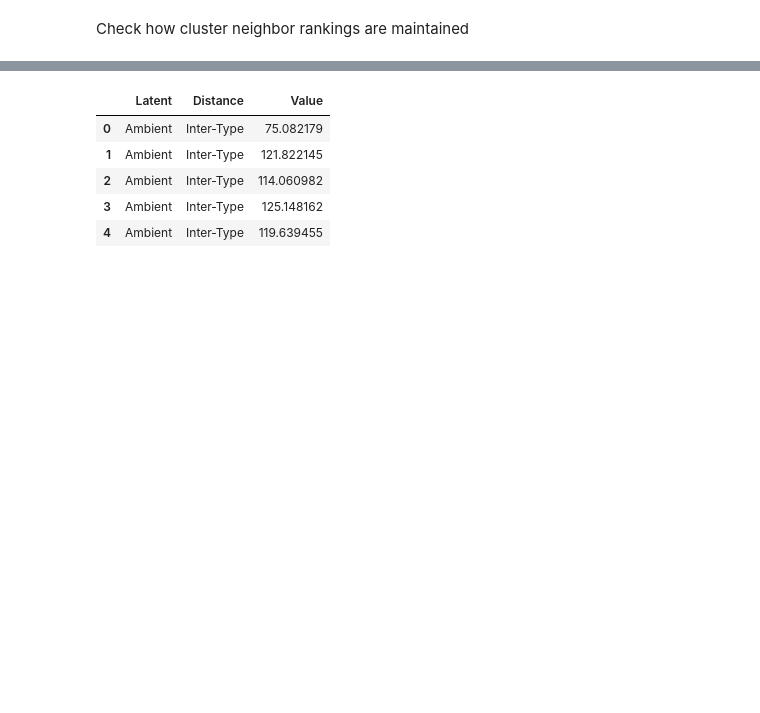
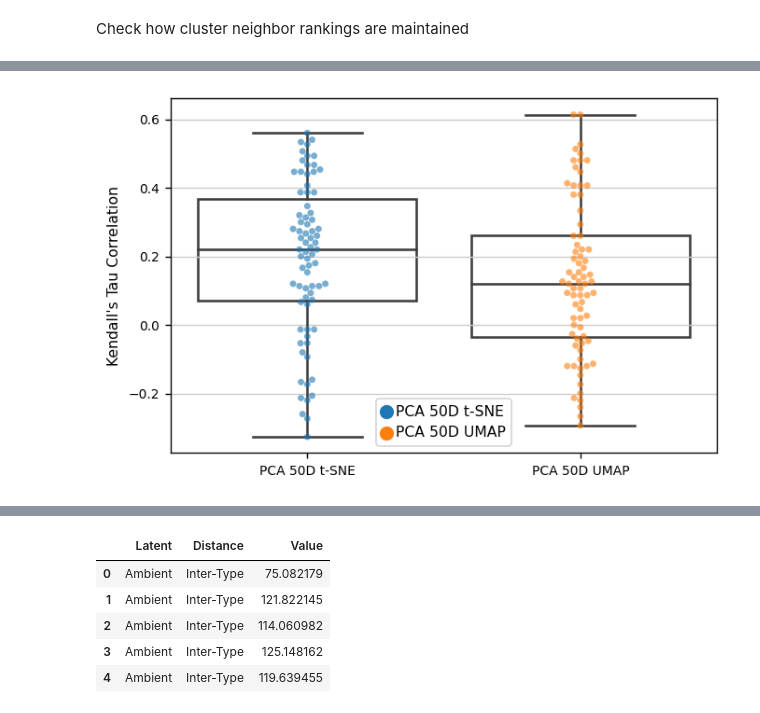
Before and after one commit to pachterlab/CBP_2021, a Jupyter notebook: notebooks/allInterIntraDistortions.ipynb, the cells around one changed output, grey strips where cells are left out. Cells and saved outputs as stored; diff of their text form; code cells hidden in the pictures; blank space fills up the shorter version.

```diff
--- a/notebooks/allInterIntraDistortions.ipynb
+++ b/notebooks/allInterIntraDistortions.ipynb
@@ -622,0 +714,8 @@ plotNeigh(allNeigh)
+# %%
+inds = [[1,2,3],[7,8,9],[13,14,15]]
+
+dfs = []
+for d in inds:
+  dfs += [getAllNeigh([latents[i] for i in d],[latentLab[i] for i in d],[latentType[i] for i in d],labs[0])]
+d50 = pd.concat(dfs)
+d50.head()
@@ -622,0 +729,4 @@ plotNeigh(allNeigh)
+# %%
+plotNeighSingle(d50[~d50['Latent'].isin(['PCA 50D'])],size=4,figsize=(6,4))
+# %% [output]
+[figure, added]
```
Also changed, not shown: parts of 22 cells of this notebook.
